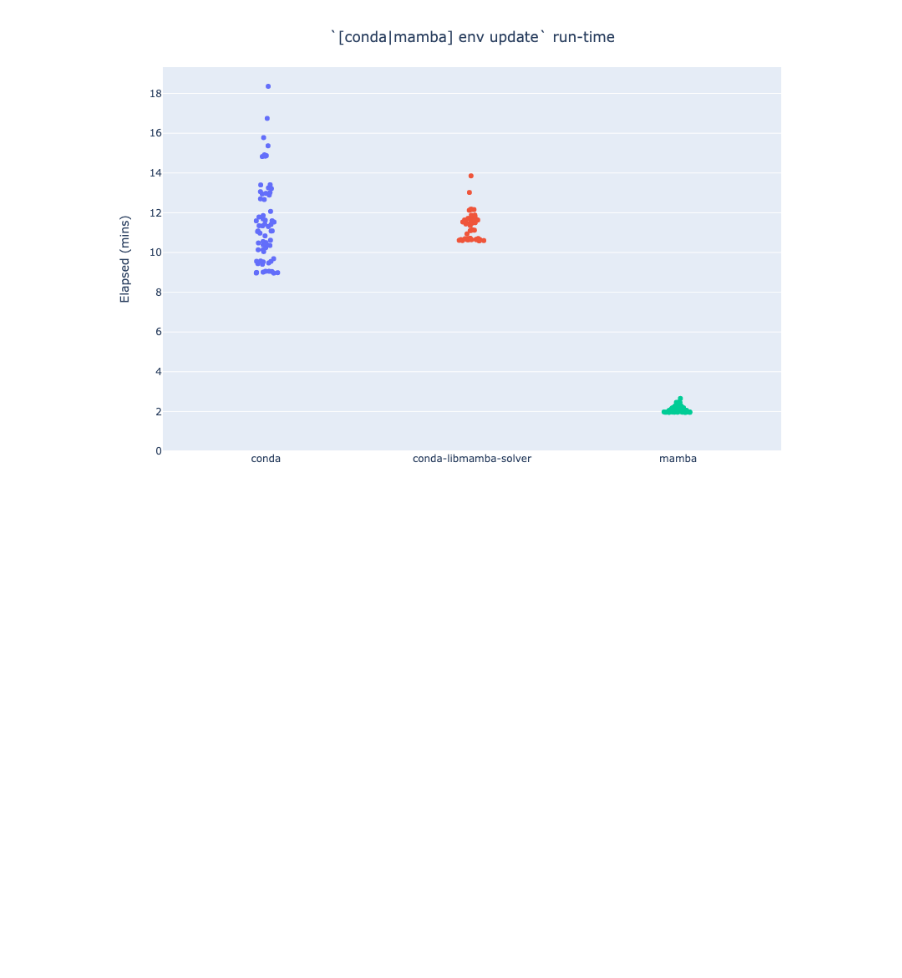
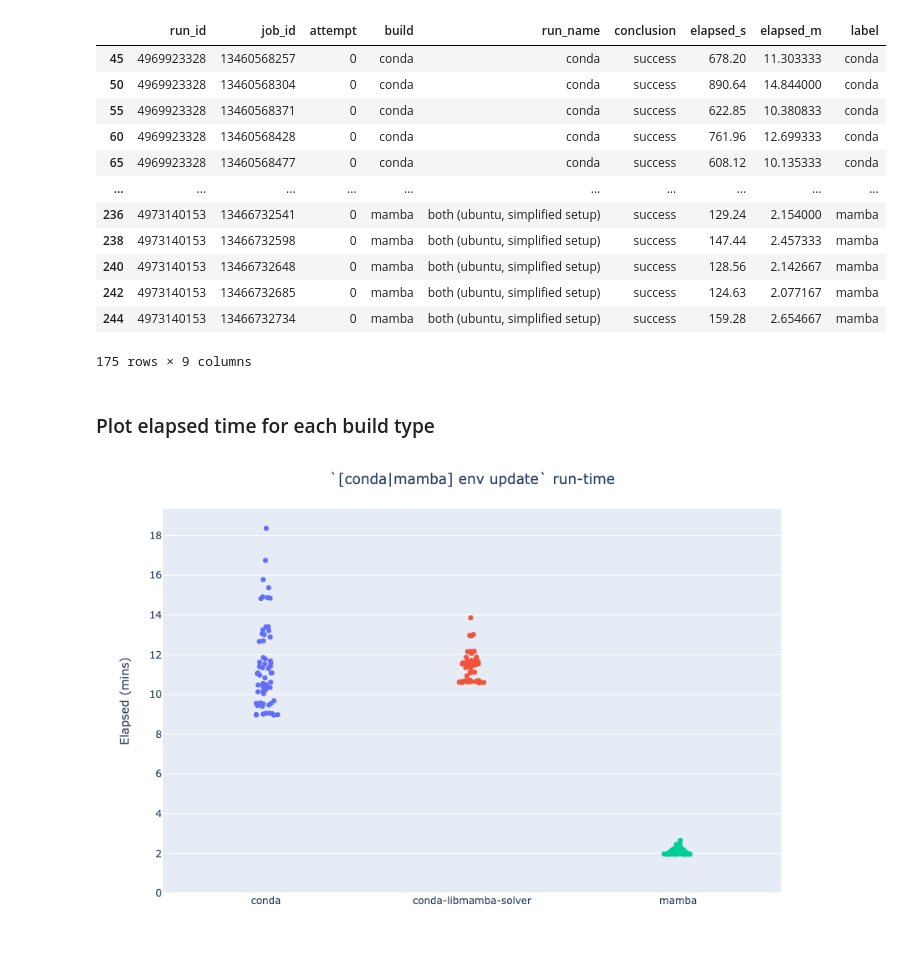
Before and after one commit to runsascoded/libmamba-solver-test, a Jupyter notebook: build-times.ipynb, the cells around one changed output. Cells and saved outputs as stored; diff of their text form; code cells hidden in the pictures; blank space fills up the shorter version.

```diff
--- a/build-times.ipynb
+++ b/build-times.ipynb
@@ -143,2 +221,22 @@ Running: gh run view 4973140153 --json jobs
+# %%
+updates = all_attempts[~setups_mask]
+successes = updates[updates.conclusion == 'success']
+successes
+# %% [output]
+|  | run_id | job_id | attempt | build | run_name | conclusion | elapsed_s | elapsed_m | label |
+| 45 | 4969923328 | 13460568257 | 0 | conda | conda | success | 678.20 | 11.303333 | conda |
+| 50 | 4969923328 | 13460568304 | 0 | conda | conda | success | 890.64 | 14.844000 | conda |
+| 55 | 4969923328 | 13460568371 | 0 | conda | conda | success | 622.85 | 10.380833 | conda |
+| 60 | 4969923328 | 13460568428 | 0 | conda | conda | success | 761.96 | 12.699333 | conda |
+| 65 | 4969923328 | 13460568477 | 0 | conda | conda | success | 608.12 | 10.135333 | conda |
+| ... | ... | ... | ... | ... | ... | ... | ... | ... | ... |
+| 236 | 4973140153 | 13466732541 | 0 | mamba | both (ubuntu, simplified setup) | success | 129.24 | 2.154000 | mamba |
+| 238 | 4973140153 | 13466732598 | 0 | mamba | both (ubuntu, simplified setup) | success | 147.44 | 2.457333 | mamba |
+| 240 | 4973140153 | 13466732648 | 0 | mamba | both (ubuntu, simplified setup) | success | 128.56 | 2.142667 | mamba |
+| 242 | 4973140153 | 13466732685 | 0 | mamba | both (ubuntu, simplified setup) | success | 124.63 | 2.077167 | mamba |
+| 244 | 4973140153 | 13466732734 | 0 | mamba | both (ubuntu, simplified setup) | success | 159.28 | 2.654667 | mamba |
+175 rows × 9 columns
+# %% [markdown]
+### Plot elapsed time for each build type
 # %%
 fig = px.strip(
```
Also changed, not shown: parts of 18 cells of this notebook, 2 other files.
